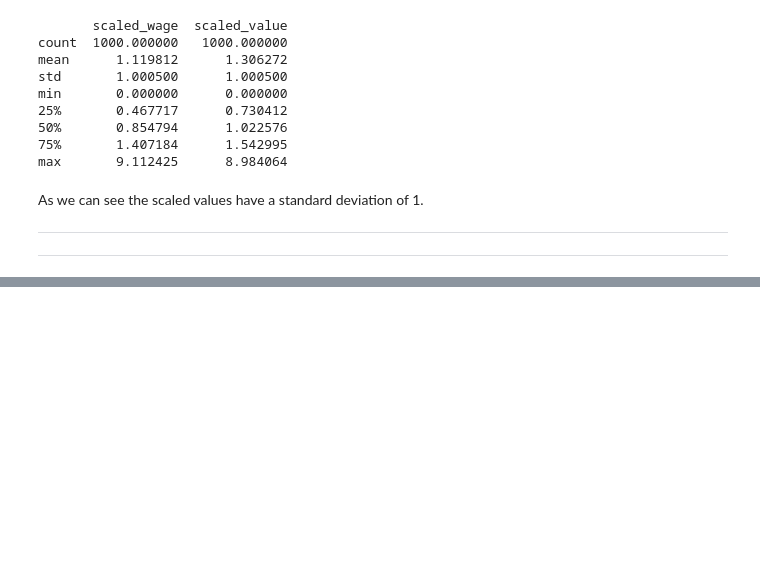
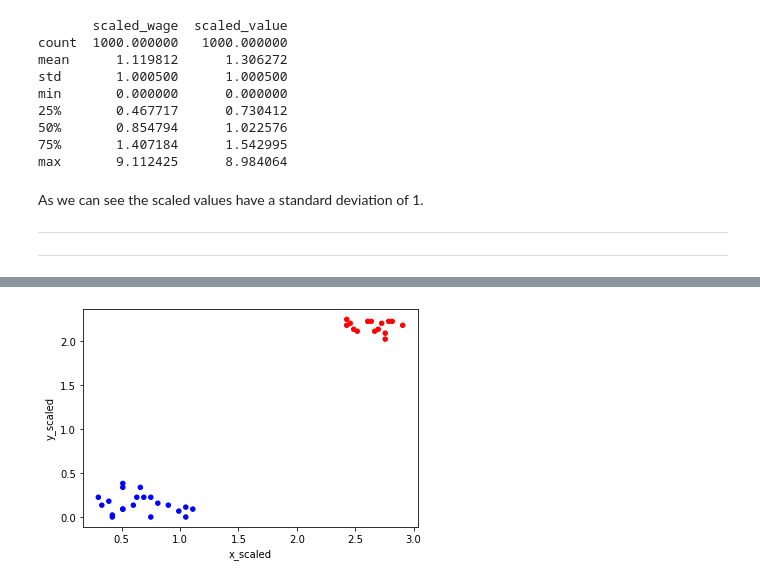
Before and after one commit to pratikgujral/Machine-Learning-Scientist-With-Python, a Jupyter notebook: Cluster_Analysis_In_Python.ipynb, the cells around one changed output, grey strips where cells are left out. Saved outputs shown, nothing was run; the diff lists cells and outputs as text; code cells hidden in the pictures; blank space fills up the shorter version.

```diff
--- a/Cluster_Analysis_In_Python.ipynb
+++ b/Cluster_Analysis_In_Python.ipynb
@@ -254,0 +401,12 @@ SLIDES
+# %%
+from matplotlib import pyplot as plt
+
+# To plot points color coded on labels, we are required to manually create a mapping between matplotlib colors and possible cluster label values
+colors = {1:'red', 2:'blue'}
+
+# Plotting the scatter plot
+comic_con.plot.scatter(x='x_scaled', y='y_scaled',
+                       c=comic_con['cluster_labels'].apply(lambda x: colors[x]))
+plt.show()
+# %% [output]
+[figure, added]
```
Also changed, not shown: parts of 77 cells of this notebook.
